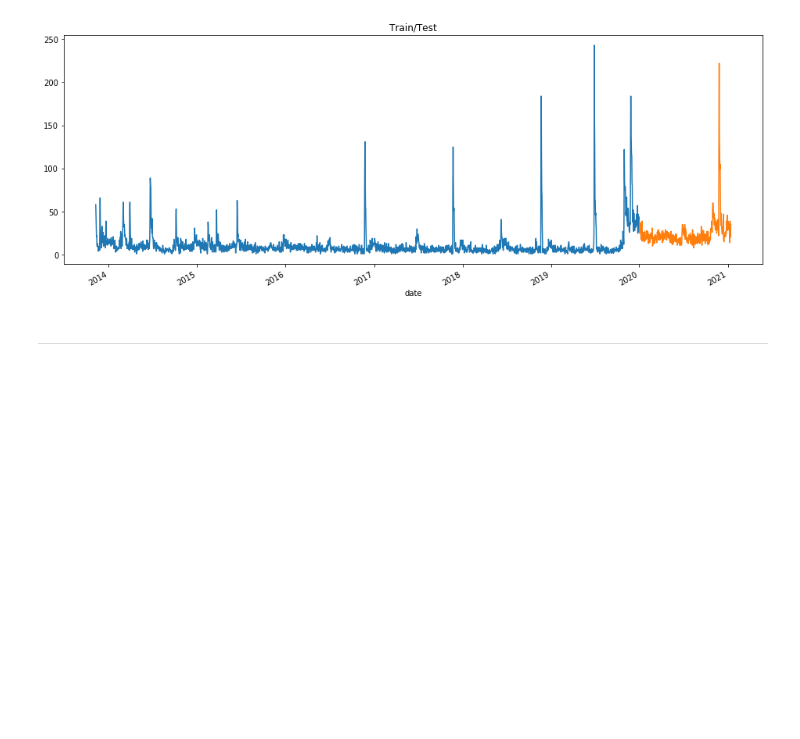
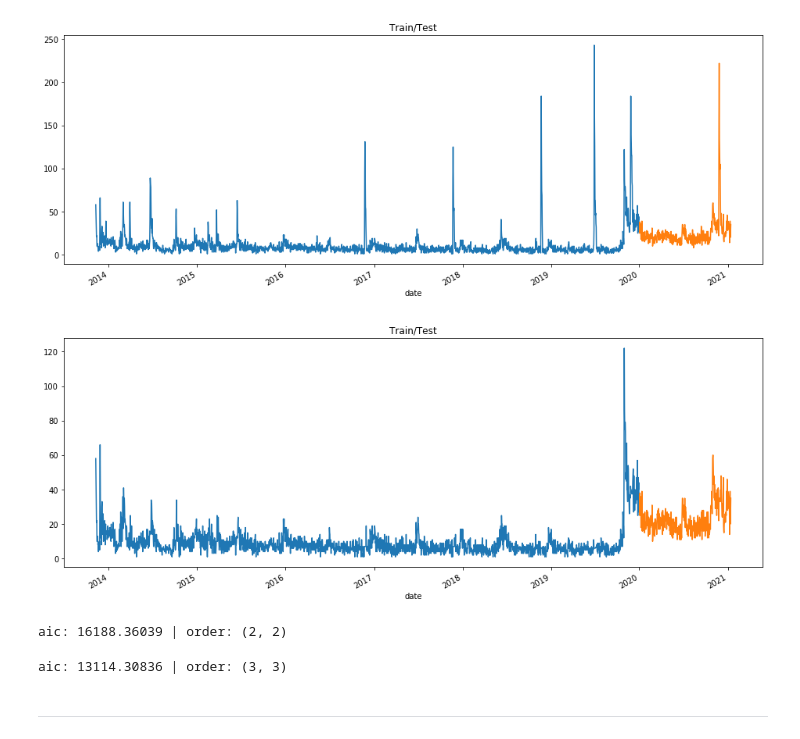
Before and after one commit to Moses-Lin/projectzomboidtimeseries, a Jupyter notebook: Time Series.ipynb, the cells around one changed output. Cells and saved outputs as stored; diff of their text form; code cells hidden in the pictures; blank space fills up the shorter version.

Commit message:
ARMA model for train set

```diff
--- a/Time Series.ipynb
+++ b/Time Series.ipynb
@@ -460,6 +460,12 @@ test['dailycount'].plot(figsize=(16,6), title='Train/Test')
 plt.show()
 # %% [output]
 [figure]
+# %%
+train['dailycountfilter'].plot(figsize=(16,6), title='Train/Test')
+test['dailycountfilter'].plot(figsize=(16,6), title='Train/Test')
+plt.show()
+# %% [output]
+[figure, added]
 # %%
 best_aic = np.inf
 best_order = None
@@ -469,7 +475,7 @@ rng = range(5)
 for i in rng:
     for j in rng:
         try:
-            tmp_mdl = smt.ARMA(reviewcount['dailycount'].values, order=(i, j)).fit(method='mle', trend='nc')
+            tmp_mdl = smt.ARMA(train['dailycount'].values, order=(i, j)).fit(method='mle', trend='nc')
             tmp_aic = tmp_mdl.aic
             if tmp_aic < best_aic:
                 best_aic = tmp_aic
@@ -479,6 +485,8 @@ for i in rng:
 
 
 print('aic: {:6.5f} | order: {}'.format(best_aic, best_order))
+# %% [output]
+aic: 16188.36039 | order: (2, 2)
 # %%
 best_aic = np.inf
 best_order = None
@@ -488,7 +496,7 @@ rng = range(5)
 for i in rng:
     for j in rng:
         try:
-            tmp_mdl = smt.ARMA(reviewcount['dailycountfilter'].values, order=(i, j)).fit(method='mle', trend='nc')
+            tmp_mdl = smt.ARMA(train['dailycountfilter'].values, order=(i, j)).fit(method='mle', trend='nc')
             tmp_aic = tmp_mdl.aic
             if tmp_aic < best_aic:
                 best_aic = tmp_aic
@@ -498,6 +506,8 @@ for i in rng:
 
 
 print('aic: {:6.5f} | order: {}'.format(best_aic, best_order))
+# %% [output]
+aic: 13114.30836 | order: (3, 3)
 # %% [markdown]
 ----
 # %%
```
Also changed, not shown: parts of 2 cells of this notebook.
